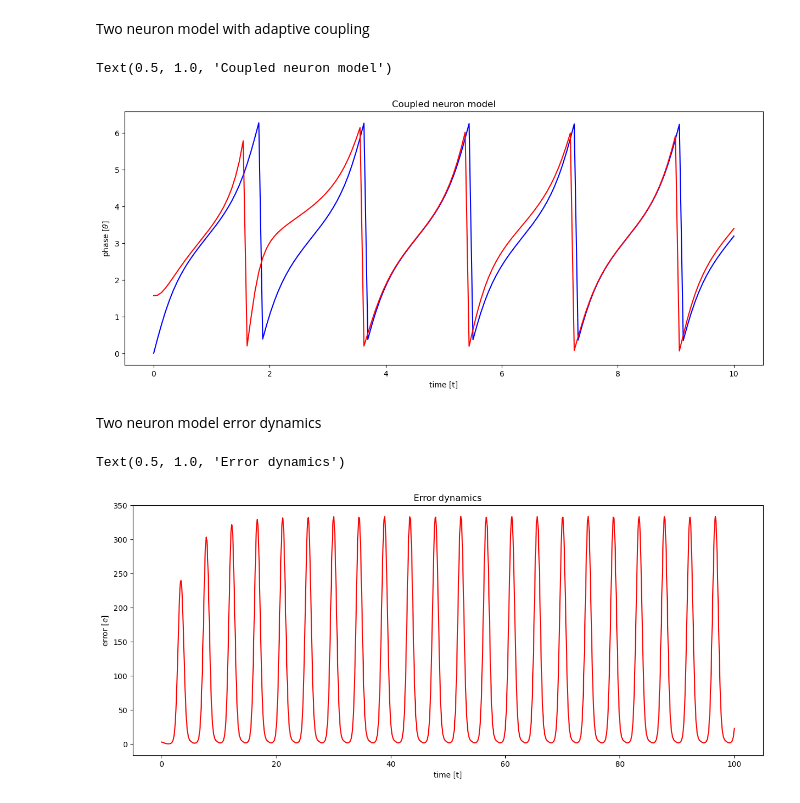
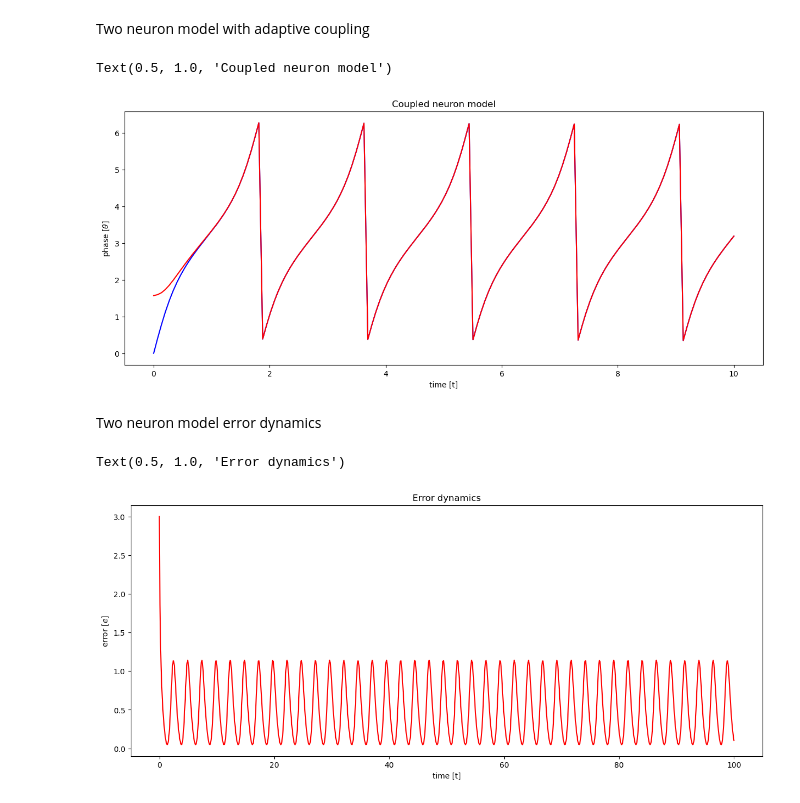
Before and after one commit to AniBrez/Anirudh-Bachelor-Thesis, a Jupyter notebook: Test 1.ipynb, the cells around one changed output. Drawn from its saved outputs; the diff is of its cells as text; code cells hidden in the pictures.

```diff
--- a/Test 1.ipynb
+++ b/Test 1.ipynb
@@ -31,7 +31,7 @@ Two neuron model with adaptive coupling
 # %%
 def neuron_adaptive(y,t,I):
     theta_1, theta_2 = y
-    dydt = [(1-np.cos(theta_1)) + (1+np.cos(theta_1))*I, (1-np.cos(theta_2)) + (1+np.cos(theta_2))*(I-4*(np.cos(theta_2/2)/(1+np.cos(theta_2)))*(theta_2-theta_1))]
+    dydt = [(1-np.cos(theta_1)) + (1+np.cos(theta_1))*I, (1-np.cos(theta_2)) + (1+np.cos(theta_2))*(I-4*(1/(1+np.cos(theta_2)))*(theta_2-theta_1) + (theta_2 - theta_1)**2)]
     return dydt
 
 y0 = [0, np.pi/2]
@@ -50,26 +50,26 @@ plt.ylabel('phase' + r' [$\theta$]')
 plt.title('Coupled neuron model')
 # %% [output]
 Text(0.5, 1.0, 'Coupled neuron model')
-[figure, old version]
+[figure, new version]
 # %% [markdown]
 Two neuron model error dynamics
 # %%
 def adaptive_neuron_error(y,t,I):
     theta, e = y
-    dydt = [(1-np.cos(theta)) + (1+np.cos(theta))*(1+np.tanh(e)), (1-I)*(np.cos(theta-e)-np.cos(theta)) + (1+np.cos(theta))*(I-4*(np.cos(theta/2)/(1+np.cos(theta)))*e)]
+    dydt = [(1-np.cos(theta)) + (1+np.cos(theta))*(1+np.tanh(e)), (1-I)*(np.cos(theta-e)-np.cos(theta)) + (1+np.cos(theta))*(I-4*(1/(1+np.cos(theta)))*e - e**2)]
     return dydt
 
 t = np.linspace(0,100,1000)
 y0 = [0,I]
 sol = odeint(adaptive_neuron_error, y0, t, args=(I,))
 sol_err = sol[:,1]
 
 #plot
 plt.figure(figsize=(15, 6))
 plt.plot(t, sol_err,'r')
 plt.xlabel('time [t]')
 plt.ylabel('error' + r' [$e$]')
 plt.title('Error dynamics')
 # %% [output]
 Text(0.5, 1.0, 'Error dynamics')
-[figure, old version]
+[figure, new version]
```
